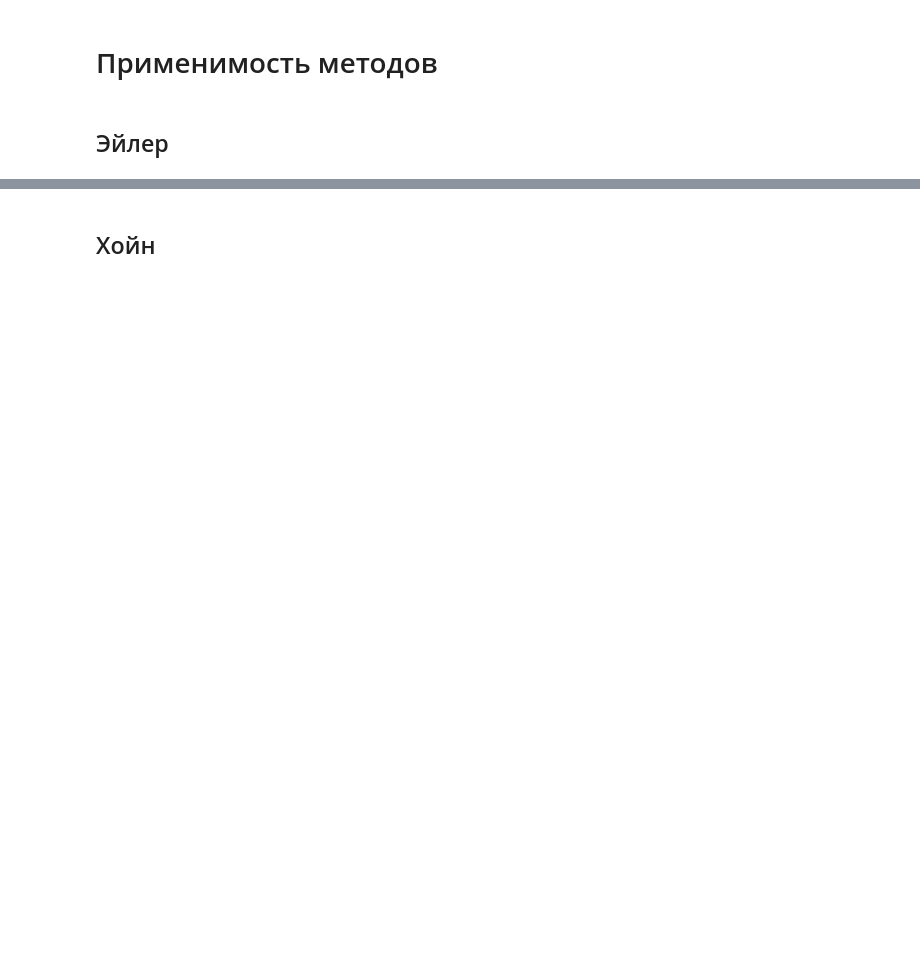
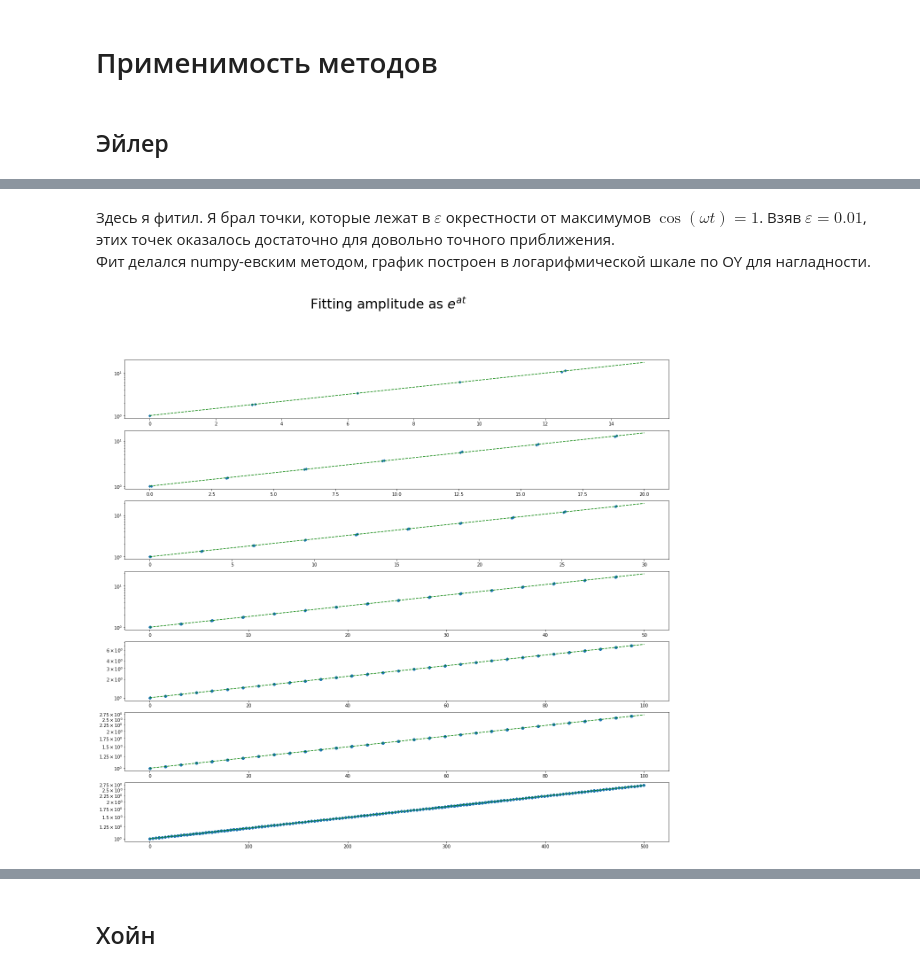
Before and after one commit to GintGld/modeling_MIPT, a Jupyter notebook: wk3/gr.ipynb, the cells around one changed output, grey strips where cells are left out. Saved outputs shown, nothing was run; the diff lists cells and outputs as text; code cells hidden in the pictures; blank space fills up the shorter version.

```diff
--- a/wk3/gr.ipynb
+++ b/wk3/gr.ipynb
@@ -149,0 +174,17 @@ plt.show()
+# %% [markdown]
+Здесь я фитил. Я брал точки, которые лежат в $\varepsilon$ окрестности от максимумов $\cos(\omega t)=1$. Взяв $\varepsilon=0.01$, этих точек оказалось достаточно для довольно точного приближения.
+Фит делался numpy-евским методом, график построен в логарифмической шкале по OY для нагладности.
+# %%
+fig, ax = plt.subplots(len(df), 1)
+fig.set_size_inches(22, 20)
+fig.suptitle('Fitting amplitude as $e^{at}$', fontsize=30)
+
+for i in range(len(df)):
+    t = np.linspace(0, df[i].L[0], int(df[i].L[0]/df[i].dx[0])+1)
+    ax[i].scatter(df_cut[i][:,0], df_cut[i][:,1], s=15, marker='D')
+    ax[i].plot(t, np.exp(func[i](t)), '--', c='green')
+    ax[i].set_yscale("log")
+
+plt.show()
+# %% [output]
+[figure, added]
```
Also changed, not shown: parts of 15 cells of this notebook.
